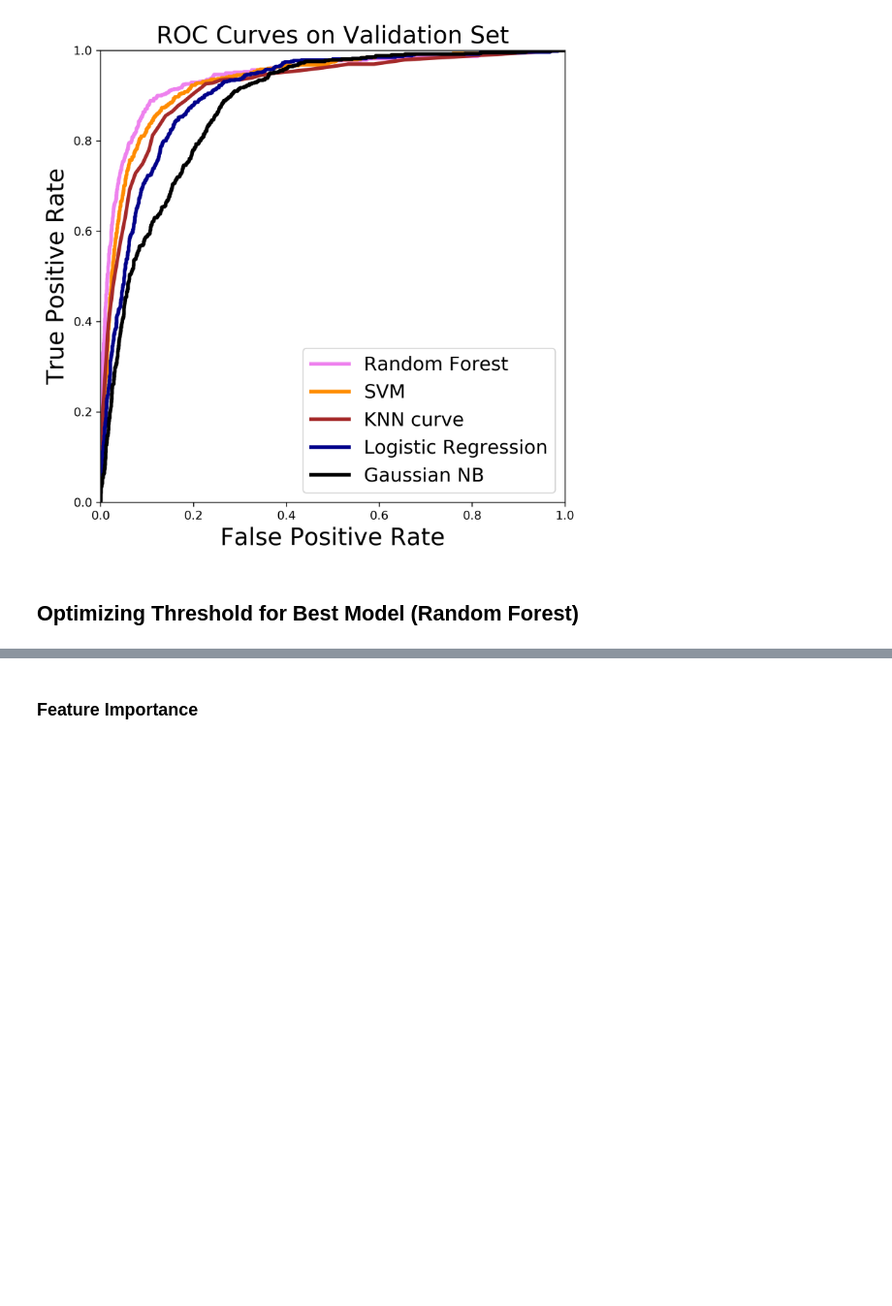
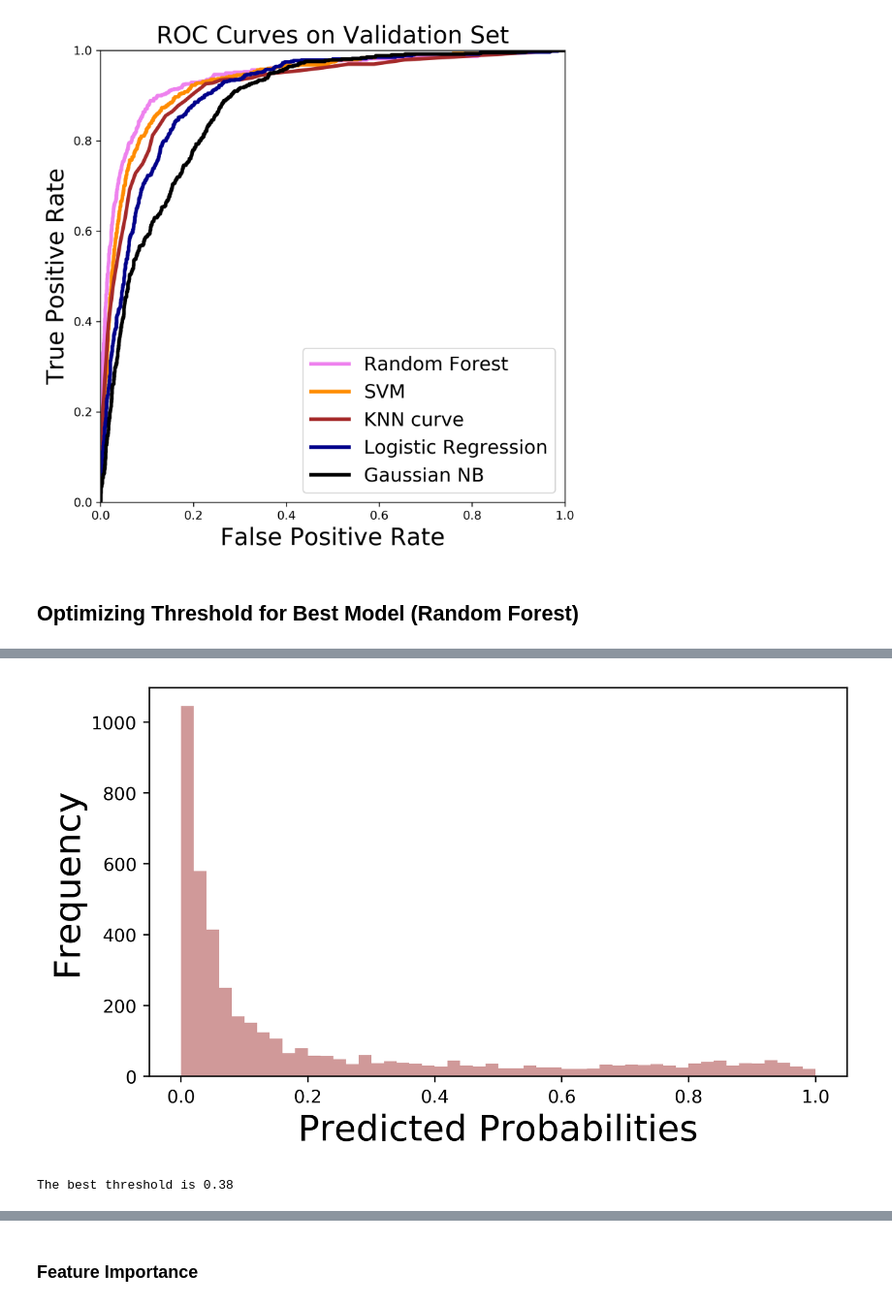
Before and after one commit to tcbonds/lyme-disease-classifier, a Jupyter notebook: 4_Modeling.ipynb, the cells around one changed output, grey strips where cells are left out. Shown at 97% size. Saved outputs shown, nothing was run; the diff lists cells and outputs as text; code cells hidden in the pictures; blank space fills up the shorter version.

```diff
--- a/4_Modeling.ipynb
+++ b/4_Modeling.ipynb
@@ -663,0 +668,51 @@ plt.show();
+# %%
+y_pred_proba = rf_best_model.predict_proba(X_val)[:,1]
+# %%
+plt.figure(figsize=(7,4),dpi=400)
+
+sns.distplot(y_pred_proba,color='darkred',bins=50,kde=False) # ,shade=True,bw=.01
+
+plt.xlabel('Predicted Probabilities',fontsize = 20)
+plt.ylabel('Frequency', fontsize = 20)
+# plt.title('Confusion Matrix', fontsize = 30, color='#FFFFFF')
+labels = ['Low', 'High']
+ax.set_xticklabels(labels, size = 25)
+ax.set_yticklabels(labels, size = 25);
+# %% [output]
+[figure, added]
+# %%
+# Quantifying costs of successes and mistakes
+
+actual_target = y_val
+best_threshold = 0
+lowest_cost = 10000000
+
+tp_cost = 0
+fp_cost = 1
+tn_cost = 0
+fn_cost = 7
+
+# early stage lyme: 1310  -14889
+# chromic lyme: 16199
+# cost of misdiagnosing
+# $251 million (early LD)
+
+# $1.75 billion (late/chronic LD)
+
+for threshold in np.linspace(0, 1, 101):
+#     print(threshold)
+    predictions = (y_pred_proba >= threshold)
+
+    tp = sum((actual_target == 1) & (predictions == 1))
+    fp = sum((actual_target == 0) & (predictions == 1))
+    tn = sum((actual_target == 0) & (predictions == 0))
+    fn = sum((actual_target == 1) & (predictions == 0))
+
+    total_cost = (tp*tp_cost + fp*fp_cost + tn*tn_cost + fn*fn_cost)
+
+    if total_cost < lowest_cost:
+        lowest_cost = total_cost
+        best_threshold = threshold
+print('The best threshold is {}'.format(best_threshold))
+# %% [output]
+The best threshold is 0.38
```
Also changed, not shown: parts of 6 cells of this notebook.
